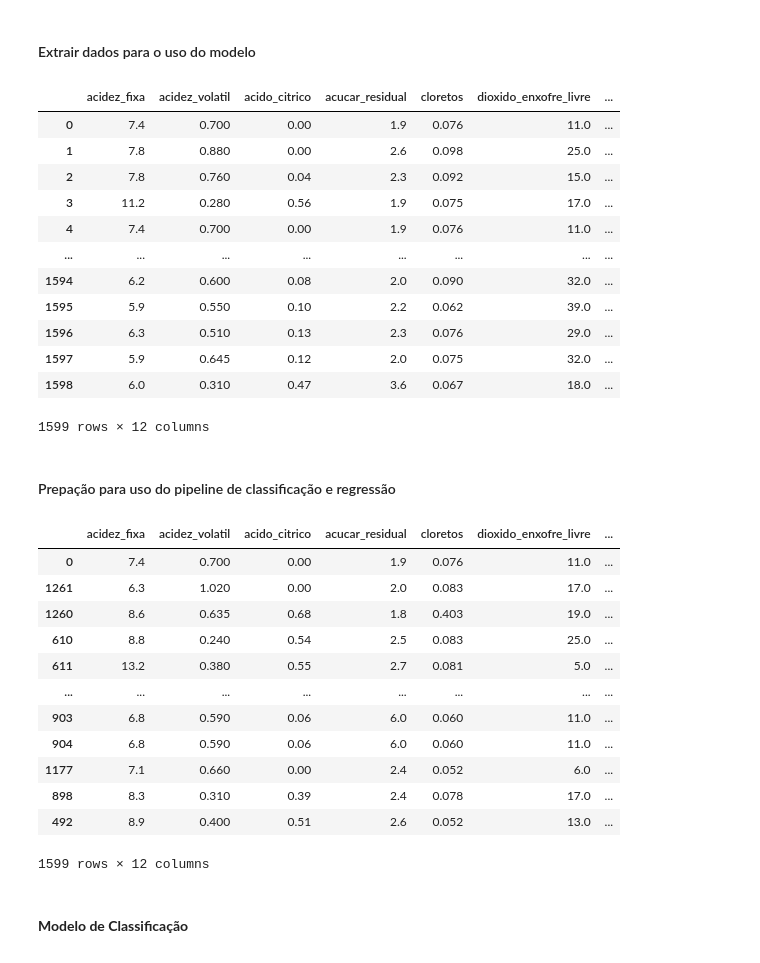
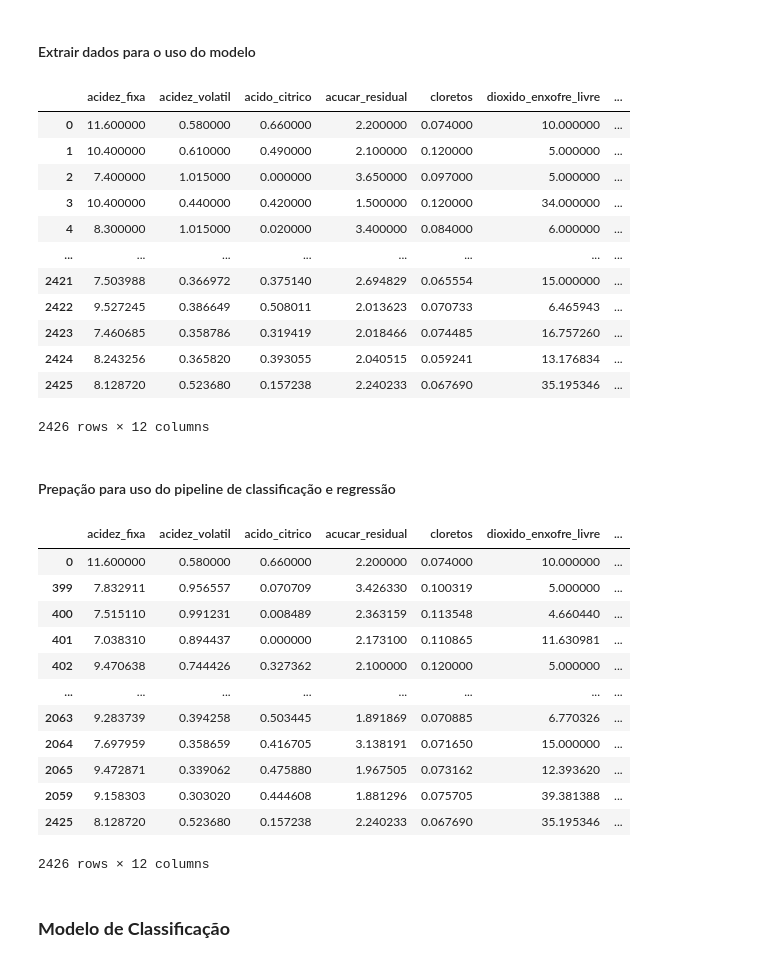
Before and after one commit to JacksonvBarbosa/Analise_qualidade_vinhos, a Jupyter notebook: Portfolio-DA-vinhos-jackwine/notebooks/modelos_ml.ipynb, the cells around one changed output. Saved outputs shown, nothing was run; the diff lists cells and outputs as text; code cells hidden in the pictures.

```diff
--- a/Portfolio-DA-vinhos-jackwine/notebooks/modelos_ml.ipynb
+++ b/Portfolio-DA-vinhos-jackwine/notebooks/modelos_ml.ipynb
@@ -22,54 +24,58 @@ from src.config import DATA_PROCESSED
 # %% [markdown]
 #### Extrair dados para o uso do modelo
 # %%
-input_path = 'arquivos_exploratorio.csv'
+input_path = 'modelo_ml.csv'
 df = extract_csv_processed(input_path)
-df
+df_reg = df.copy()
+df.sort_values('qualidade')
 # %% [output]
 |  | acidez_fixa | acidez_volatil | acido_citrico | acucar_residual | cloretos | dioxido_enxofre_livre | ... |
-| 0 | 7.4 | 0.700 | 0.00 | 1.9 | 0.076 | 11.0 | ... |
-| 1 | 7.8 | 0.880 | 0.00 | 2.6 | 0.098 | 25.0 | ... |
-| 2 | 7.8 | 0.760 | 0.04 | 2.3 | 0.092 | 15.0 | ... |
-| 3 | 11.2 | 0.280 | 0.56 | 1.9 | 0.075 | 17.0 | ... |
-| 4 | 7.4 | 0.700 | 0.00 | 1.9 | 0.076 | 11.0 | ... |
+| 0 | 11.600000 | 0.580000 | 0.660000 | 2.200000 | 0.074000 | 10.000000 | ... |
+| 1 | 10.400000 | 0.610000 | 0.490000 | 2.100000 | 0.120000 | 5.000000 | ... |
+| 2 | 7.400000 | 1.015000 | 0.000000 | 3.650000 | 0.097000 | 5.000000 | ... |
+| 3 | 10.400000 | 0.440000 | 0.420000 | 1.500000 | 0.120000 | 34.000000 | ... |
+| 4 | 8.300000 | 1.015000 | 0.020000 | 3.400000 | 0.084000 | 6.000000 | ... |
 | ... | ... | ... | ... | ... | ... | ... | ... |
-| 1594 | 6.2 | 0.600 | 0.08 | 2.0 | 0.090 | 32.0 | ... |
-| 1595 | 5.9 | 0.550 | 0.10 | 2.2 | 0.062 | 39.0 | ... |
-| 1596 | 6.3 | 0.510 | 0.13 | 2.3 | 0.076 | 29.0 | ... |
-| 1597 | 5.9 | 0.645 | 0.12 | 2.0 | 0.075 | 32.0 | ... |
-| 1598 | 6.0 | 0.310 | 0.47 | 3.6 | 0.067 | 18.0 | ... |
+| 2421 | 7.503988 | 0.366972 | 0.375140 | 2.694829 | 0.065554 | 15.000000 | ... |
+| 2422 | 9.527245 | 0.386649 | 0.508011 | 2.013623 | 0.070733 | 6.465943 | ... |
+| 2423 | 7.460685 | 0.358786 | 0.319419 | 2.018466 | 0.074485 | 16.757260 | ... |
+| 2424 | 8.243256 | 0.365820 | 0.393055 | 2.040515 | 0.059241 | 13.176834 | ... |
+| 2425 | 8.128720 | 0.523680 | 0.157238 | 2.240233 | 0.067690 | 35.195346 | ... |
-1599 rows × 12 columns
+2426 rows × 12 columns
 # %% [markdown]
 #### Prepação para uso do pipeline de classificação e regressão
 # %%
 bins =[2.5, 5.5, 6.5, 8.5]
 labels = [0, 1, 2]
+
+bins_1 = [2.5, 3.5, 4.5, 5.5, 6.5, 7.5, 8.5]
+labels_1 = [0, 1, 2, 3, 4, 5]
 # %%
 # catagorizando as coluna qualidade para 3 categoria 0 = Qualidade Baixa, 1 = Qualidade média, 2 = Qualidade Alta
 df['target'] = pd.cut(
     df['qualidade'],
-    bins=bins,
-    labels= labels,
+    bins=bins_1,
+    labels= labels_1,
     include_lowest=True,
     right=True
 )
 df.drop('qualidade', axis=1, inplace=True)
 df.sort_values('target')
 # %% [output]
 |  | acidez_fixa | acidez_volatil | acido_citrico | acucar_residual | cloretos | dioxido_enxofre_livre | ... |
-| 0 | 7.4 | 0.700 | 0.00 | 1.9 | 0.076 | 11.0 | ... |
-| 1261 | 6.3 | 1.020 | 0.00 | 2.0 | 0.083 | 17.0 | ... |
-| 1260 | 8.6 | 0.635 | 0.68 | 1.8 | 0.403 | 19.0 | ... |
-| 610 | 8.8 | 0.240 | 0.54 | 2.5 | 0.083 | 25.0 | ... |
-| 611 | 13.2 | 0.380 | 0.55 | 2.7 | 0.081 | 5.0 | ... |
+| 0 | 11.600000 | 0.580000 | 0.660000 | 2.200000 | 0.074000 | 10.000000 | ... |
+| 399 | 7.832911 | 0.956557 | 0.070709 | 3.426330 | 0.100319 | 5.000000 | ... |
+| 400 | 7.515110 | 0.991231 | 0.008489 | 2.363159 | 0.113548 | 4.660440 | ... |
+| 401 | 7.038310 | 0.894437 | 0.000000 | 2.173100 | 0.110865 | 11.630981 | ... |
+| 402 | 9.470638 | 0.744426 | 0.327362 | 2.100000 | 0.120000 | 5.000000 | ... |
 | ... | ... | ... | ... | ... | ... | ... | ... |
-| 903 | 6.8 | 0.590 | 0.06 | 6.0 | 0.060 | 11.0 | ... |
-| 904 | 6.8 | 0.590 | 0.06 | 6.0 | 0.060 | 11.0 | ... |
-| 1177 | 7.1 | 0.660 | 0.00 | 2.4 | 0.052 | 6.0 | ... |
-| 898 | 8.3 | 0.310 | 0.39 | 2.4 | 0.078 | 17.0 | ... |
-| 492 | 8.9 | 0.400 | 0.51 | 2.6 | 0.052 | 13.0 | ... |
+| 2063 | 9.283739 | 0.394258 | 0.503445 | 1.891869 | 0.070885 | 6.770326 | ... |
+| 2064 | 7.697959 | 0.358659 | 0.416705 | 3.138191 | 0.071650 | 15.000000 | ... |
+| 2065 | 9.472871 | 0.339062 | 0.475880 | 1.967505 | 0.073162 | 12.393620 | ... |
+| 2059 | 9.158303 | 0.303020 | 0.444608 | 1.881296 | 0.075705 | 39.381388 | ... |
+| 2425 | 8.128720 | 0.523680 | 0.157238 | 2.240233 | 0.067690 | 35.195346 | ... |
-1599 rows × 12 columns
+2426 rows × 12 columns
 # %% [markdown]
-#### **Modelo de Classificação**
+### **Modelo de Classificação**
 # %%
 # Base Line de Classificação
```
Also changed, not shown: parts of 40 cells of this notebook, 41 other files.
